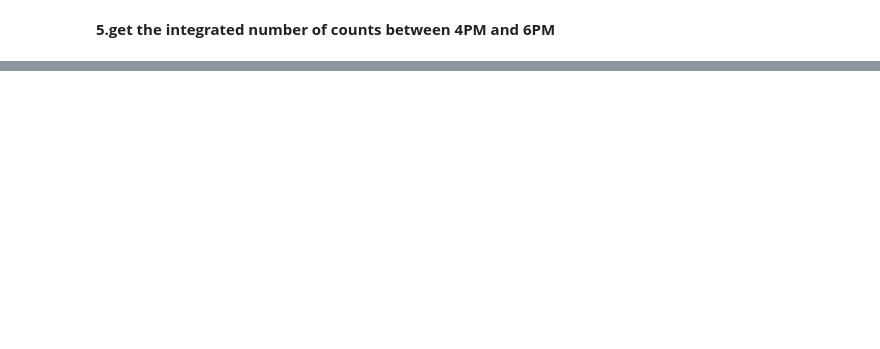
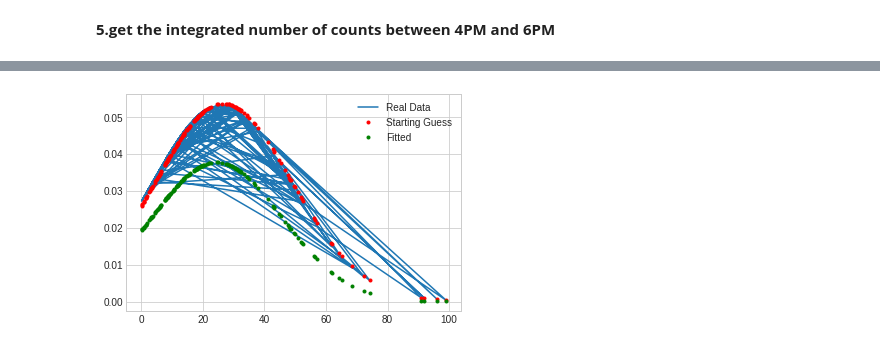
Before and after one commit to lanyu0322/phd_semester1, a Jupyter notebook: gaussian.ipynb, the cells around one changed output, grey strips where cells are left out. Saved outputs shown, nothing was run; the diff lists cells and outputs as text; code cells hidden in the pictures; blank space fills up the shorter version.

```diff
--- a/gaussian.ipynb
+++ b/gaussian.ipynb
@@ -231,11 +171,11 @@ rat.
 # %% [markdown]
 **5.get the integrated number of counts between 4PM and 6PM**
 # %%
-sisteen_to_eighteen = 0
-for i in range(len(camera)):
-  for j in range(67,75):
-    sisteen_to_eighteen += camera.iat[i,j]
-print(sisteen_to_eighteen)
+#sisteen_to_eighteen = 0
+#for i in range(len(camera)):
+#  for j in range(67,75):
+#    sisteen_to_eighteen += camera.iat[i,j]
+#print(sisteen_to_eighteen)
 sisteen_eighteen = integrate_time_series(camera, 67, 75)
 print(sisteen_eighteen)
 # %% [output]
@@ -243 +182,77 @@ print(sisteen_eighteen)
 [23.192553324811385, 45.09090157154672, 3.0591823946662657, 34.49975938040454, 14.480086222021704, 15.798244228889393, 25.390768729478406, 77.66757525628493, 14.475879138782366, 59.19004937714615, 88. ...
+# %%
+# eight_ten = integrate_time_series(camera, 35, 43) #integrated，list
+# eleven_thirteen = integrate_time_series(camera, 47, 55)
+# sisteen_eighteen = integrate_time_series(camera, 67, 75)
+# print(eight_ten)
+# print(eleven_thirteen)
+# print(sisteen_eighteen)
+
+######################################
+# Setting up test data
+def norm(x, mean, sd):
+  norm = []
+  for i in range(len(x)):
+    norm.append(1.0/(sd*np.sqrt(2*np.pi))*np.exp(-(x[i] - mean)**2/(2*sd**2)))
+  return np.array(norm)
+
+mean1, mean2, mean3= statistics.mean(eight_ten), statistics.mean(eleven_thirteen), statistics.mean(sisteen_eighteen)
+std1, std2, std3= statistics.stdev(eight_ten), statistics.stdev(eleven_thirteen), statistics.stdev(sisteen_eighteen)
+
+print(mean1, mean2, mean3)
+print(std1, std2, std3)
+
+y_real_1 = norm(eight_ten, mean1, std1) + norm(eight_ten, mean2, std2) + norm(eight_ten, mean3, std3)
+
+######################################
+# Solving
+m, dm, sd1, sd2, sd3 = [24, 3, 21, 21, 25]
+p = [m, dm, sd1, sd2, sd3] # Initial guesses for leastsq https://blog.csdn.net/weixin_37203756/article/details/80550886
+
+def res(p, y, x):
+  m, dm, sd1, sd2, sd3 = p
+  m1 = m
+  m2 = m1 + dm
+  m3 = m2 + dm
+  y_fit = norm(x, m1, sd1) + norm(x, m2, sd2) + norm(x, m3, sd3)
+  err = y - y_fit
+  return err
+
+y_init = norm(eight_ten, m, sd1) + norm(eight_ten, m + dm, sd2) + norm(eight_ten, m + dm + dm, sd3)# For final comparison plot
+plsq = leastsq(res, p, args = (y_real_1, eight_ten))
+y_est = norm(eight_ten, plsq[0][0], plsq[0][2]) + norm(eight_ten, plsq[0][0] + plsq[0][1], plsq[0][3])
+
+plt.plot(eight_ten, y_real_1, label='Real Data')
+plt.plot(eight_ten, y_init, 'r.', label='Starting Guess')
+plt.plot(eight_ten, y_est, 'g.', label='Fitted')
+plt.legend()
+plt.show()
+
+m, dm, sd1, sd2, sd3 = [25, 3, 21, 21, 25]
+p2 = [m, dm, sd1, sd2, sd3]
+
+y_real_2 = norm(eleven_thirteen, mean1, std1) + norm(eleven_thirteen, mean2, std2) + norm(eleven_thirteen, mean3, std3)
+y_init_2 = norm(eleven_thirteen, m, sd1) + norm(eleven_thirteen, m + dm, sd2) + norm(eleven_thirteen, m + dm + dm, sd3)# For final comparison plot
+plsq = leastsq(res, p2, args = (y_real_2, eleven_thirteen))
+y_est_2 = norm(eleven_thirteen, plsq[0][0], plsq[0][2]) + norm(eleven_thirteen, plsq[0][0] + plsq[0][1], plsq[0][3])
+
+plt.plot(eleven_thirteen, y_real_2, label='Real Data')
+plt.plot(eleven_thirteen, y_init_2, 'r.', label='Starting Guess')
+plt.plot(eleven_thirteen, y_est_2, 'g.', label='Fitted')
+plt.legend()
+plt.show()
+
+
+m, dm, sd1, sd2, sd3 = [30, 3, 21, 21, 25]
+p3 = [m, dm, sd1, sd2, sd3]
+y_real_3 = norm(sisteen_eighteen, mean1, std1) + norm(sisteen_eighteen, mean2, std2) + norm(sisteen_eighteen, mean3, std3)
+y_init_3 = norm(sisteen_eighteen, m, sd1) + norm(sisteen_eighteen, m + dm, sd2) + norm(sisteen_eighteen, m + dm + dm, sd3)# For final comparison plot
+plsq = leastsq(res, p3, args = (y_real_3, sisteen_eighteen))
+y_est_3 = norm(eleven_thirteen, plsq[0][0], plsq[0][2]) + norm(sisteen_eighteen, plsq[0][0] + plsq[0][1], plsq[0][3])
+
+plt.plot(sisteen_eighteen, y_real_3, label='Real Data')
+plt.plot(sisteen_eighteen, y_init_3, 'r.', label='Starting Guess')
+plt.plot(sisteen_eighteen, y_est_3, 'g.', label='Fitted')
+plt.legend()
+plt.show()
+# %% [output]
@@ -243,0 +261 @@ print(sisteen_eighteen)
+[figure, added]
```
Also changed, not shown: parts of 31 cells of this notebook.
